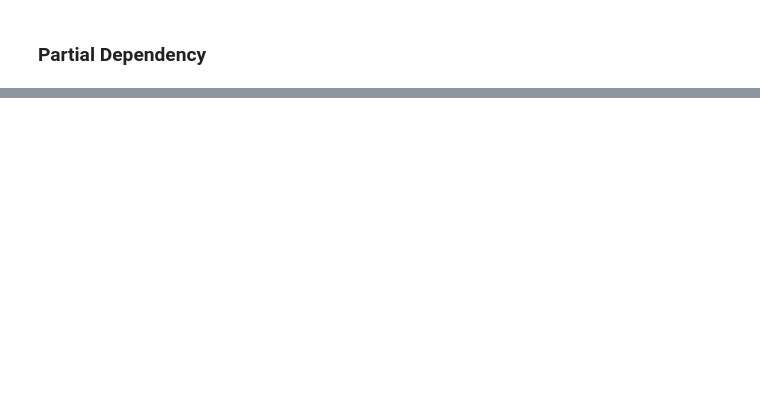
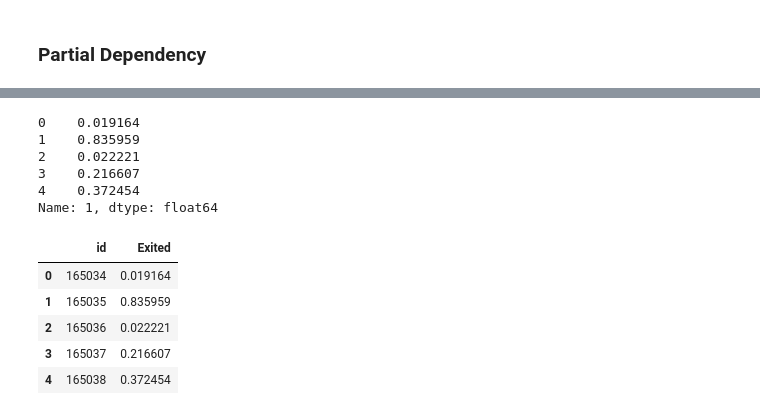
Before and after one commit to hardboyvino/kaggle_competition, a Jupyter notebook: playground_4.1/lgbm.ipynb, the cells around one changed output, grey strips where cells are left out. Cells and saved outputs as stored; diff of their text form; code cells hidden in the pictures; blank space fills up the shorter version.

```diff
--- a/playground_4.1/lgbm.ipynb
+++ b/playground_4.1/lgbm.ipynb
@@ -507,0 +748,21 @@ Done with LGBMClassifier.
+# %%
+ensemble_df = ensemble_df.iloc[:, 1]
+ensemble_df.head()
+# %% [output]
+0    0.019164
+1    0.835959
+2    0.022221
+3    0.216607
+4    0.372454
+Name: 1, dtype: float64
+# %%
+submission = pd.read_csv('sample_submission.csv')
+submission.loc[:, 'Exited'] = ensemble_df.values
+submission.head()
+# %% [output]
+|  | id | Exited |
+| 0 | 165034 | 0.019164 |
+| 1 | 165035 | 0.835959 |
+| 2 | 165036 | 0.022221 |
+| 3 | 165037 | 0.216607 |
+| 4 | 165038 | 0.372454 |
```
Also changed, not shown: parts of 33 cells of this notebook.
